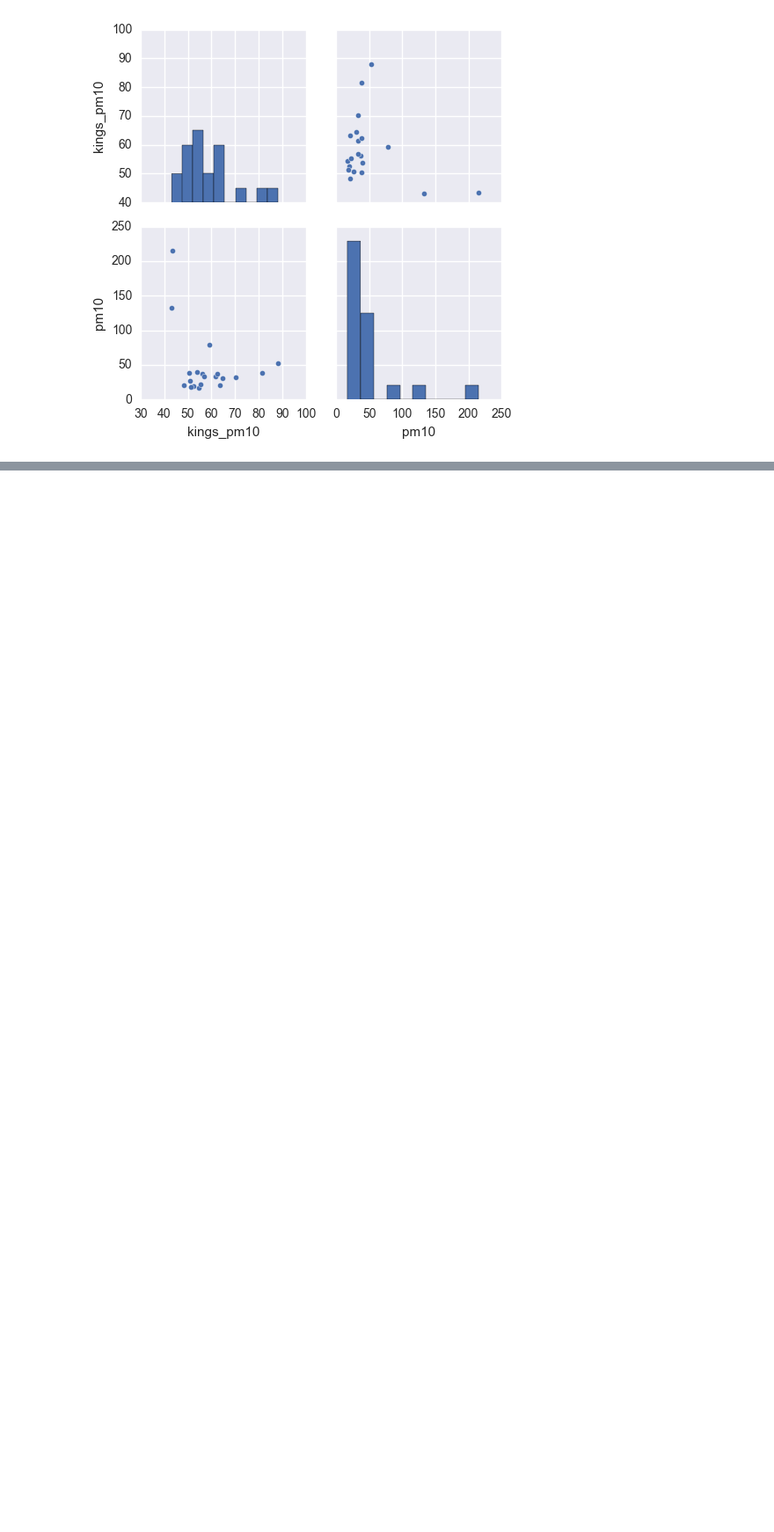
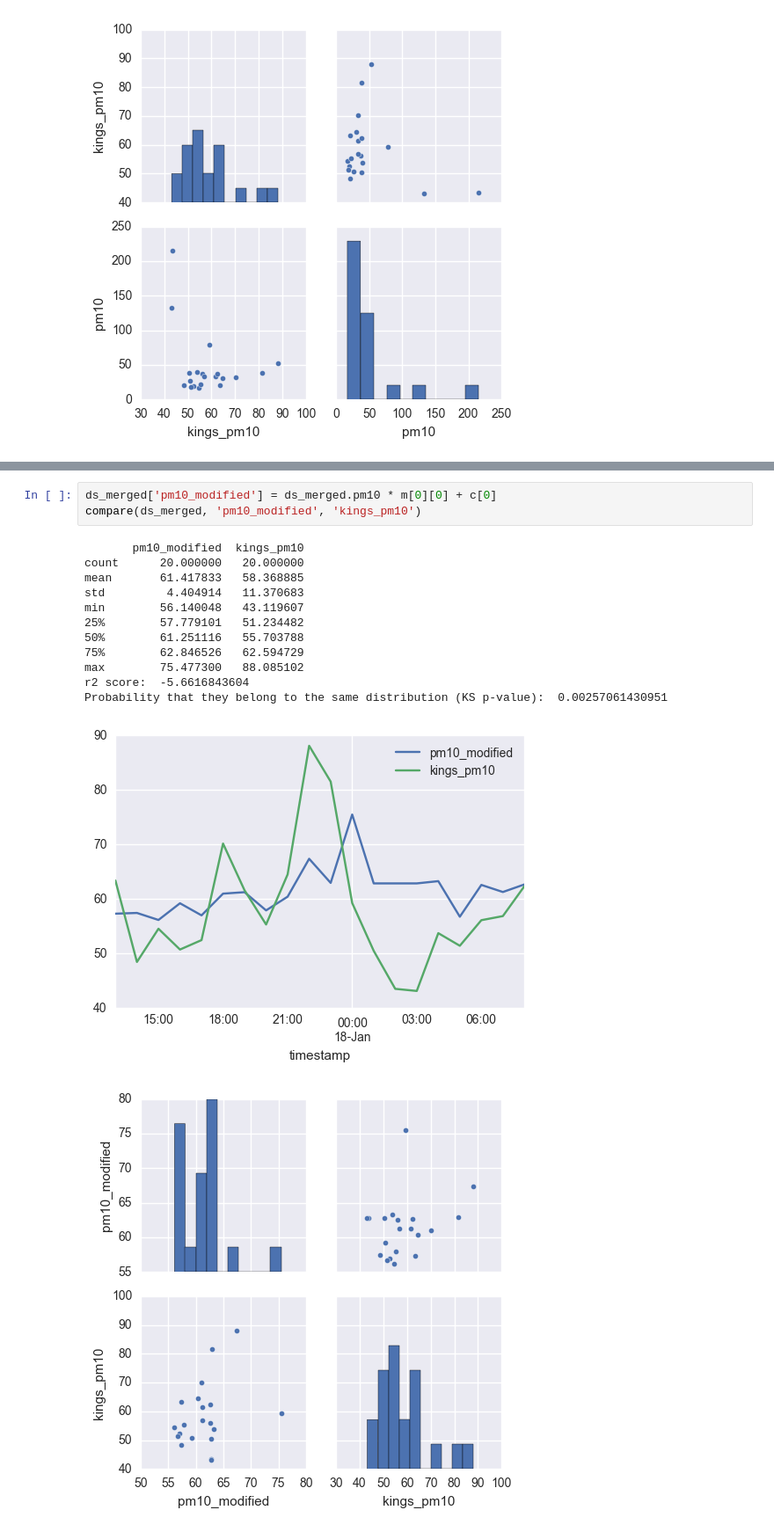
Before and after one commit to lingxz/climathon2016, a Jupyter notebook: sensors-colocation.ipynb, the cells around one changed output, grey strips where cells are left out. Shown: that part at 88% size. Drawn from its saved outputs; the diff is of its cells as text; blank space fills up the shorter version.

Commit message:
compare pm10 for 0.2 colocation

```diff
--- a/sensors-colocation.ipynb
+++ b/sensors-colocation.ipynb
@@ -552,0 +621,17 @@ Probability that they belong to the same distribution (KS p-value):  1.529497534
+# %%
+ds_merged['pm10_modified'] = ds_merged.pm10 * m[0][0] + c[0]
+compare(ds_merged, 'pm10_modified', 'kings_pm10')
+# %% [output]
+       pm10_modified  kings_pm10
+count      20.000000   20.000000
+mean       61.417833   58.368885
+std         4.404914   11.370683
+min        56.140048   43.119607
+25%        57.779101   51.234482
+50%        61.251116   55.703788
+75%        62.846526   62.594729
+max        75.477300   88.085102
+r2 score:  -5.6616843604
+Probability that they belong to the same distribution (KS p-value):  0.00257061430951
+[figure, added]
+[figure, added]
```
Also changed, not shown: parts of 10 cells of this notebook.
